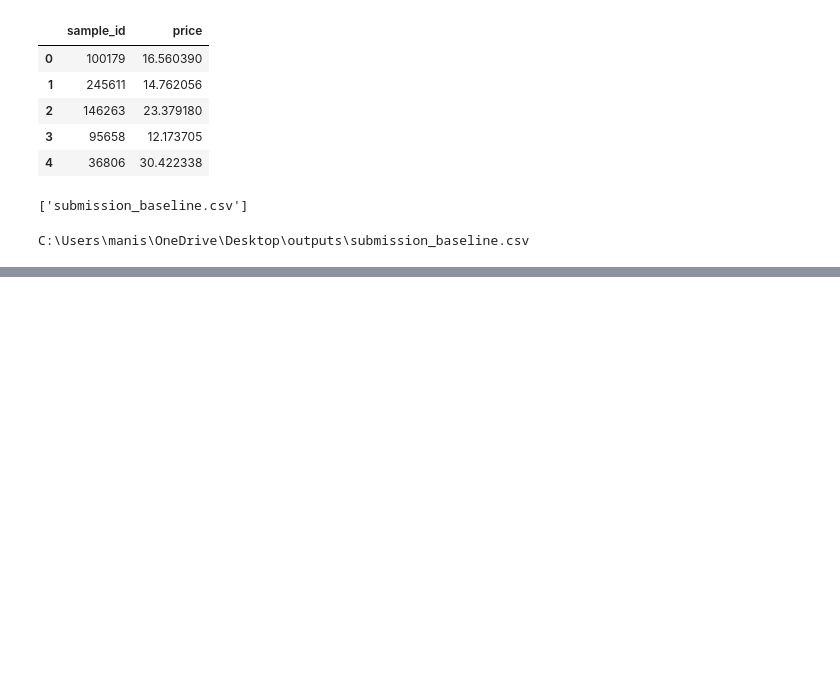
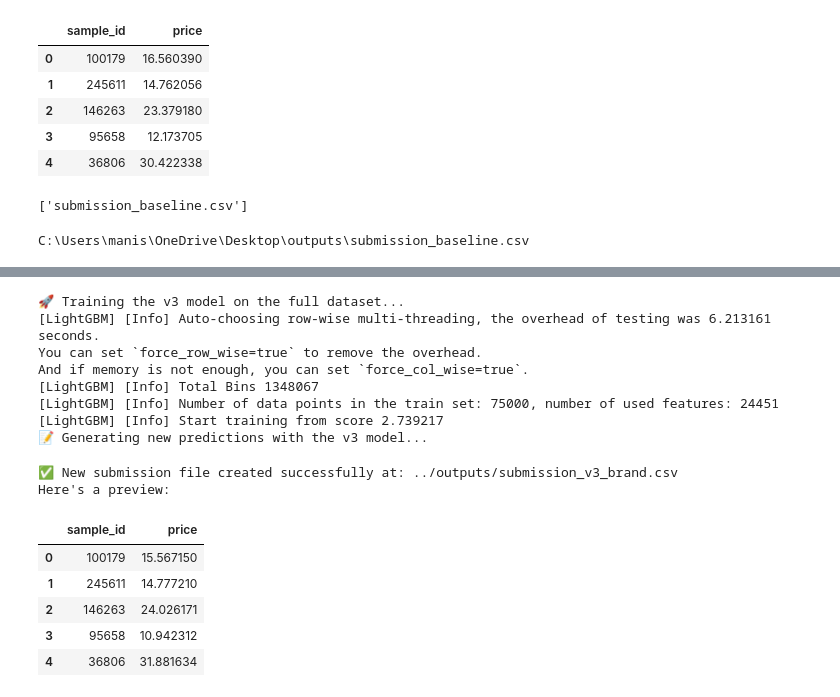
Before and after one commit to manishaagangadevi/price-prediction, a Jupyter notebook: notebooks/01_EDA_and_Baseline.ipynb, the cells around one changed output, grey strips where cells are left out. Saved outputs shown, nothing was run; the diff lists cells and outputs as text; code cells hidden in the pictures; blank space fills up the shorter version.

```diff
--- a/notebooks/01_EDA_and_Baseline.ipynb
+++ b/notebooks/01_EDA_and_Baseline.ipynb
@@ -200,0 +462,52 @@ C:\Users\manis\OneDrive\Desktop\outputs\submission_baseline.csv
+# %%
+# --- Generate Submission for the Best Model (v3) ---
+
+print("🚀 Training the v3 model on the full dataset...")
+
+# Define the full training and test sets with all three columns
+X_full = train_df[['catalog_content', 'ipq', 'brand']]
+y_log_full = np.log1p(train_df['price'])
+X_test = test_df[['catalog_content', 'ipq', 'brand']]
+
+# Train our best model (model_v3) on 100% of the data
+model_v3.fit(X_full, y_log_full)
+
+print("📝 Generating new predictions with the v3 model...")
+test_preds_log_v3 = model_v3.predict(X_test)
+
+# Convert predictions back from log scale
+test_preds_v3 = np.expm1(test_preds_log_v3)
+
+# Ensure all predicted prices are positive
+test_preds_v3[test_preds_v3 < 0] = 0
+
+# --- Create the new submission file ---
+submission_df_v3 = pd.DataFrame({
+    'sample_id': test_df['sample_id'],
+    'price': test_preds_v3
+})
+
+# Save to a new CSV file to keep things organized
+output_path_v3 = '../outputs/submission_v3_brand.csv'
+submission_df_v3.to_csv(output_path_v3, index=False)
+
+print(f"\n✅ New submission file created successfully at: {output_path_v3}")
+print("Here's a preview:")
+display(submission_df_v3.head())
+# %% [output]
+🚀 Training the v3 model on the full dataset...
+[LightGBM] [Info] Auto-choosing row-wise multi-threading, the overhead of testing was 6.213161 seconds.
+You can set `force_row_wise=true` to remove the overhead.
+And if memory is not enough, you can set `force_col_wise=true`.
+[LightGBM] [Info] Total Bins 1348067
+[LightGBM] [Info] Number of data points in the train set: 75000, number of used features: 24451
+[LightGBM] [Info] Start training from score 2.739217
+📝 Generating new predictions with the v3 model...
+✅ New submission file created successfully at: ../outputs/submission_v3_brand.csv
+Here's a preview:
+|  | sample_id | price |
+| 0 | 100179 | 15.567150 |
+| 1 | 245611 | 14.777210 |
+| 2 | 146263 | 24.026171 |
+| 3 | 95658 | 10.942312 |
+| 4 | 36806 | 31.881634 |
```
Also changed, not shown: parts of 6 cells of this notebook.
